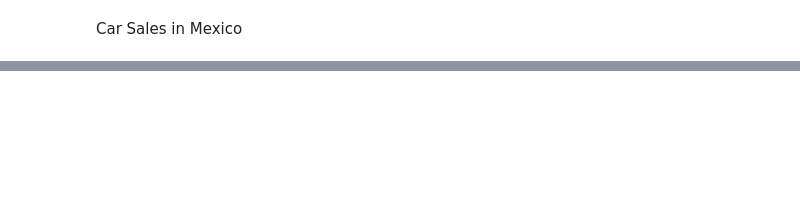
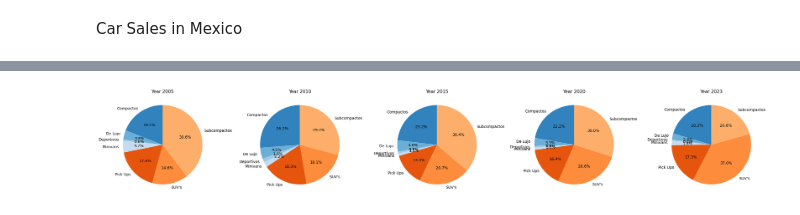
Before and after one commit to AngelesVillagrana/Project-1, a Jupyter notebook: Project-1-Car-Sales.ipynb, the cells around one changed output, grey strips where cells are left out. Cells and saved outputs as stored; diff of their text form; code cells hidden in the pictures; blank space fills up the shorter version.

```diff
--- a/Project-1-Car-Sales.ipynb
+++ b/Project-1-Car-Sales.ipynb
@@ -508,0 +140,18 @@ plt.show()
+# %%
+# Interest years
+interest_years = [2005, 2010, 2015, 2020, 2023]
+
+# Create a dictionary to store segment counts per year
+count_by_year = {}
+
+# Iterate over the interest years
+for year in interest_years:
+    # Filter data for the current year
+    year_data = df_CarsMex[df_CarsMex['Año'] == year]
+
+    # Group by segment and sum the corresponding quantity
+    segment_counts_year = year_data.groupby('Segmento')['Cantidad'].sum()
+
+    count_by_year[year] = segment_counts_year
+
+print(count_by_year)
@@ -508,0 +176,17 @@ plt.show()
+# %%
+# Create the figure and the axis
+plt.figure(figsize=(25, 6))
+
+# Iterate over the years and create pie charts for the volumes
+for year, segment_counts_year in count_by_year.items():
+    plt.subplot(1, len(interest_years), list(count_by_year.keys()).index(year) + 1)
+    plt.pie(segment_counts_year, labels=segment_counts_year.index, autopct='%1.1f%%', startangle=90)
+    plt.title(f'Year {year}')
+
+# Adjust spaces between the charts
+plt.tight_layout()
+
+# Show the charts
+plt.show()
+# %% [output]
+[figure, added]
```
Also changed, not shown: parts of 53 cells of this notebook.
